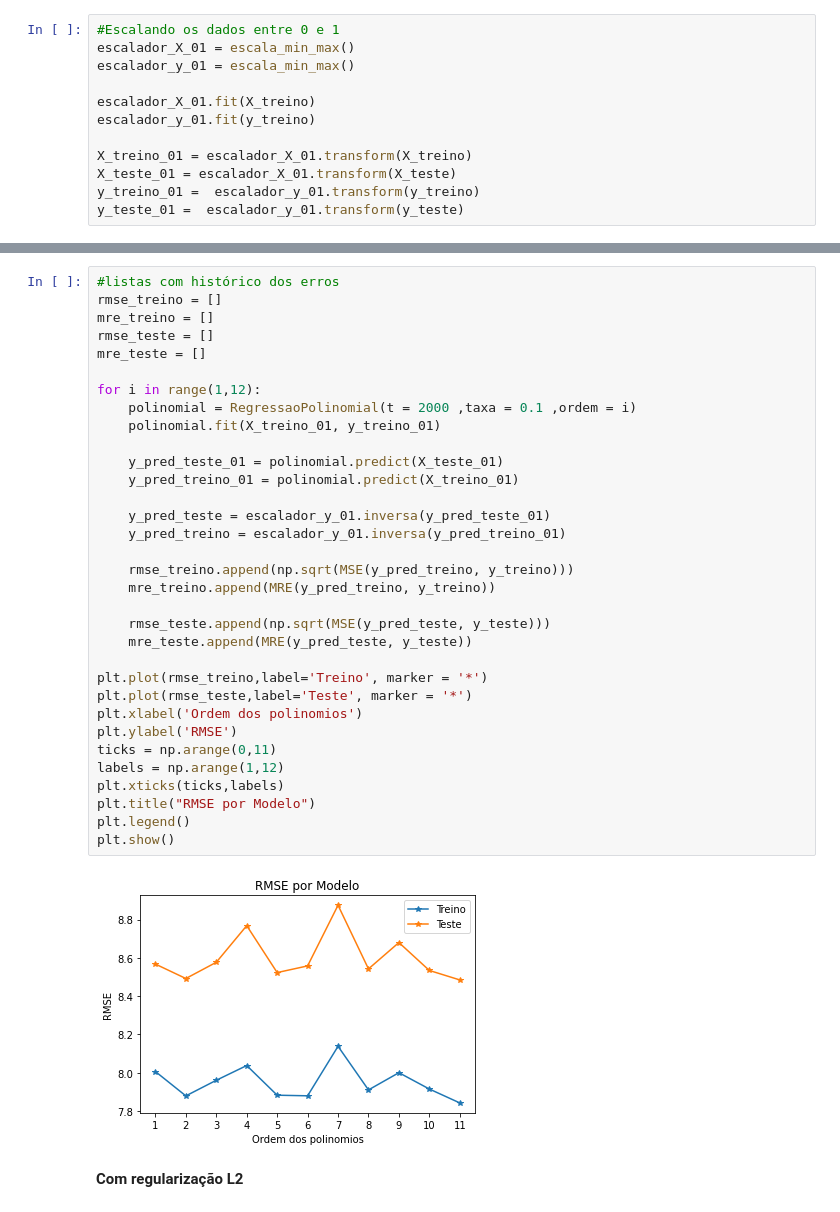
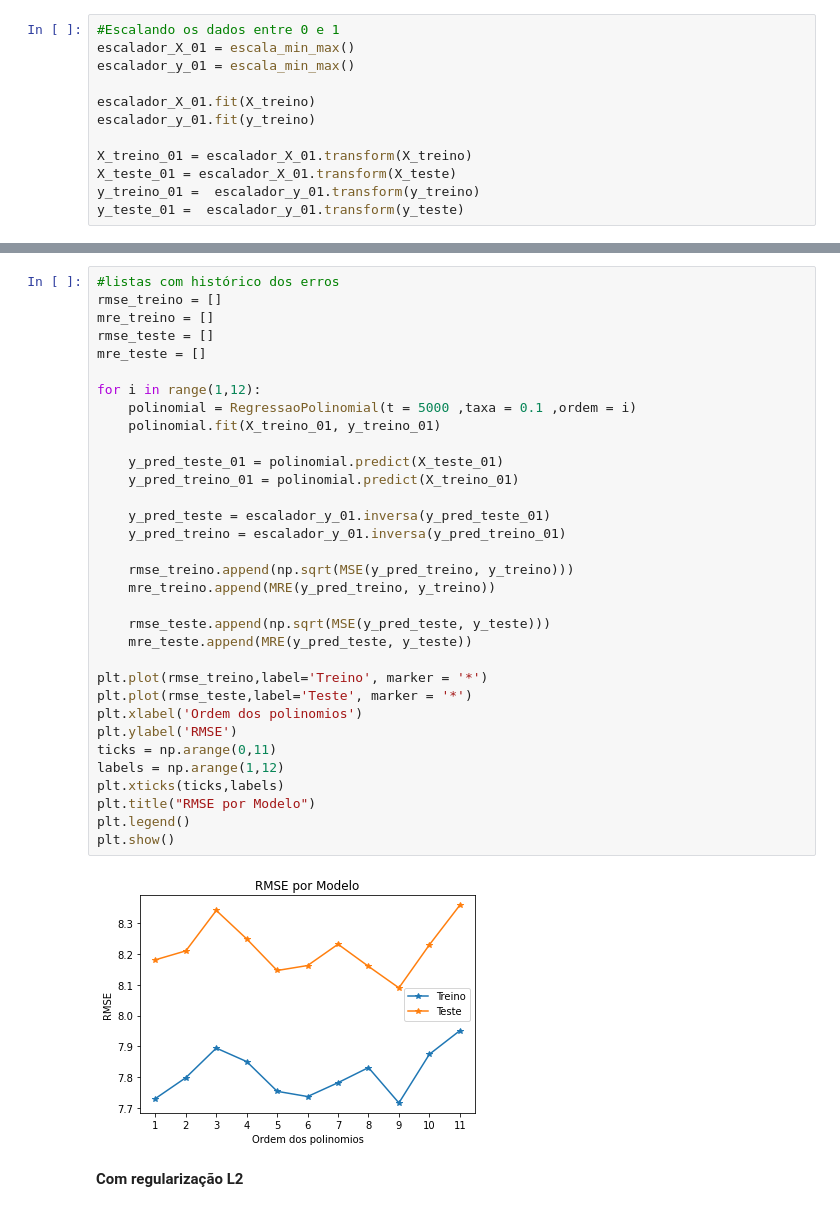
Before and after one commit to GLETSONGIRAO/Aprendizado-de-Maquina, a Jupyter notebook: notebooks/Parte 1 - Regressão.ipynb, the cells around one changed output, grey strips where cells are left out. Drawn from its saved outputs; the diff is of its cells as text.

```diff
--- a/notebooks/Parte 1 - Regressão.ipynb
+++ b/notebooks/Parte 1 - Regressão.ipynb
@@ -195,35 +193,35 @@ rmse_treino = []
 mre_treino = []
 rmse_teste = []
 mre_teste = []
 
 for i in range(1,12):
-    polinomial = RegressaoPolinomial(t = 2000 ,taxa = 0.1 ,ordem = i)
+    polinomial = RegressaoPolinomial(t = 5000 ,taxa = 0.1 ,ordem = i)
     polinomial.fit(X_treino_01, y_treino_01)
 
     y_pred_teste_01 = polinomial.predict(X_teste_01)
     y_pred_treino_01 = polinomial.predict(X_treino_01)
 
     y_pred_teste = escalador_y_01.inversa(y_pred_teste_01)
     y_pred_treino = escalador_y_01.inversa(y_pred_treino_01)
 
     rmse_treino.append(np.sqrt(MSE(y_pred_treino, y_treino)))
     mre_treino.append(MRE(y_pred_treino, y_treino))
 
     rmse_teste.append(np.sqrt(MSE(y_pred_teste, y_teste)))
     mre_teste.append(MRE(y_pred_teste, y_teste))
 
 plt.plot(rmse_treino,label='Treino', marker = '*')
 plt.plot(rmse_teste,label='Teste', marker = '*')
 plt.xlabel('Ordem dos polinomios')
 plt.ylabel('RMSE')
 ticks = np.arange(0,11)
 labels = np.arange(1,12)
 plt.xticks(ticks,labels)
 plt.title("RMSE por Modelo")
 plt.legend()
 plt.show()
 # %% [output]
-[figure, old version]
+[figure, new version]
 # %% [markdown]
 **Com regularização L2**
 # %%
```
Also changed, not shown: parts of 9 cells of this notebook, 4 other files.
